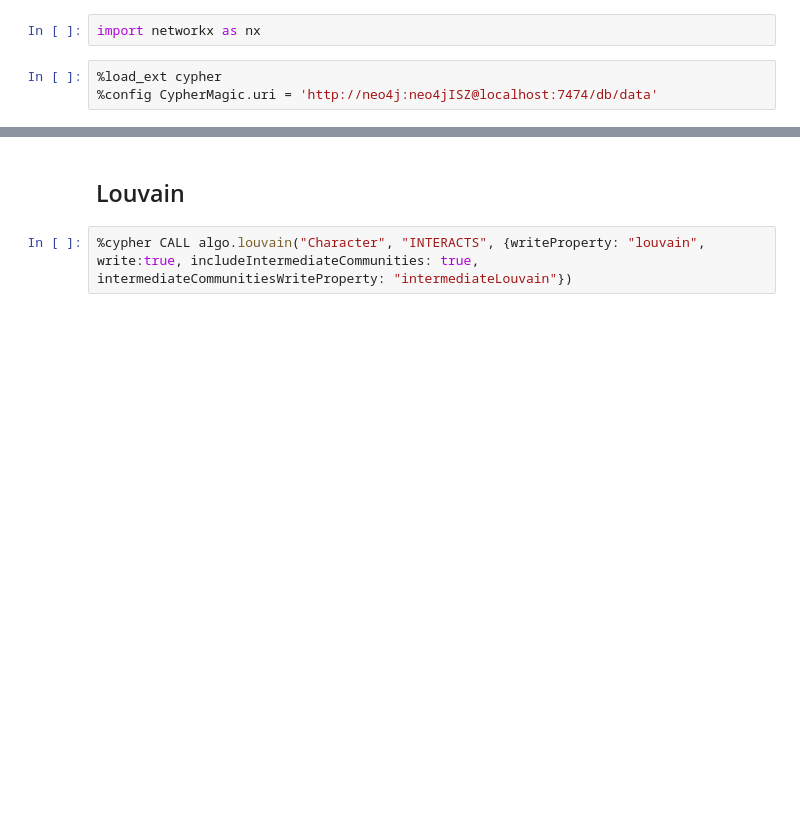
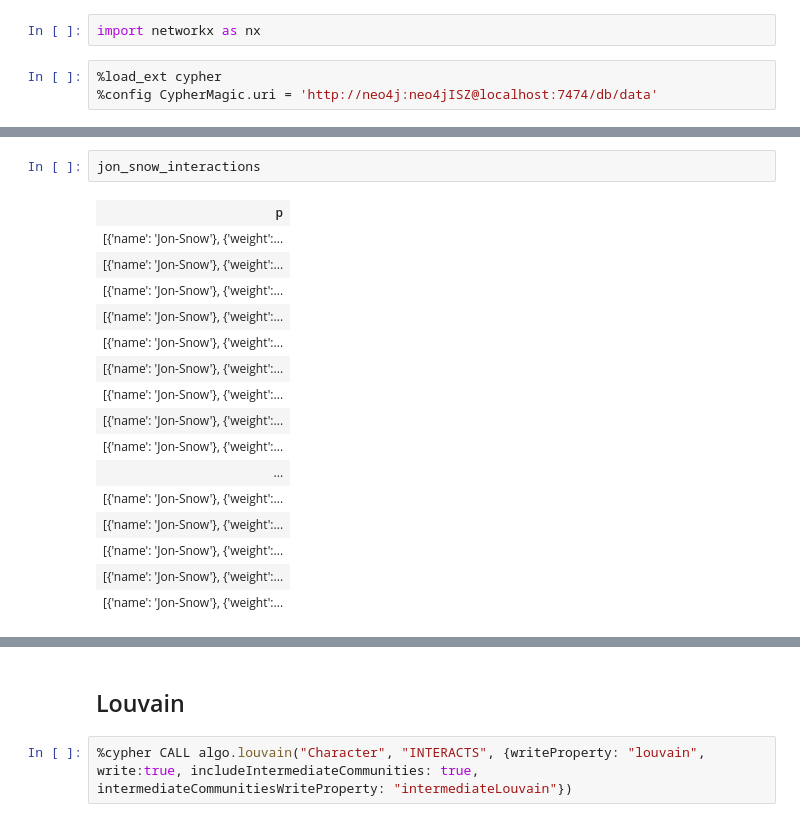
Before and after one commit to bartosz822/neo4j-ISZ-tutorial, a Jupyter notebook: tutorial.ipynb, the cells around one changed output, grey strips where cells are left out. Saved outputs shown, nothing was run; the diff lists cells and outputs as text; blank space fills up the shorter version.

```diff
--- a/tutorial.ipynb
+++ b/tutorial.ipynb
@@ -90,3 +98,22 @@ jon_snow_interactions = %cypher MATCH p = (c1:Character)-[:INTERACTS]->(c2:Chara
+# %%
+jon_snow_interactions
+# %% [output]
+| p |
+| [{'name': 'Jon-Snow'}, {'weight':... |
+| [{'name': 'Jon-Snow'}, {'weight':... |
+| [{'name': 'Jon-Snow'}, {'weight':... |
+| [{'name': 'Jon-Snow'}, {'weight':... |
+| [{'name': 'Jon-Snow'}, {'weight':... |
+| [{'name': 'Jon-Snow'}, {'weight':... |
+| [{'name': 'Jon-Snow'}, {'weight':... |
+| [{'name': 'Jon-Snow'}, {'weight':... |
+| [{'name': 'Jon-Snow'}, {'weight':... |
+| ... |
+| [{'name': 'Jon-Snow'}, {'weight':... |
+| [{'name': 'Jon-Snow'}, {'weight':... |
+| [{'name': 'Jon-Snow'}, {'weight':... |
+| [{'name': 'Jon-Snow'}, {'weight':... |
+| [{'name': 'Jon-Snow'}, {'weight':... |
 # %%
 jon_snow_interactions.draw()
 # %% [output]
```
Also changed, not shown: parts of 26 cells of this notebook, 1 other file.
